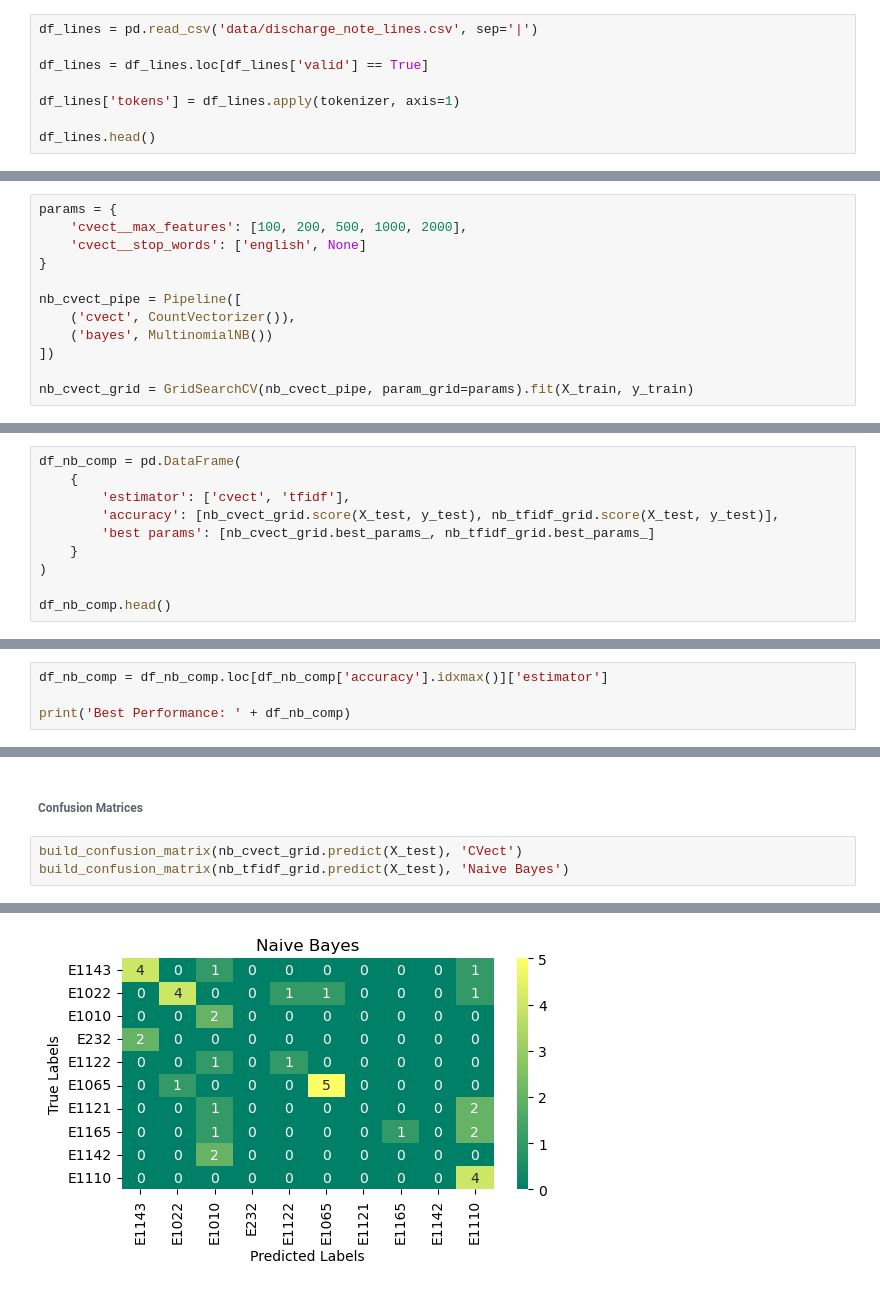
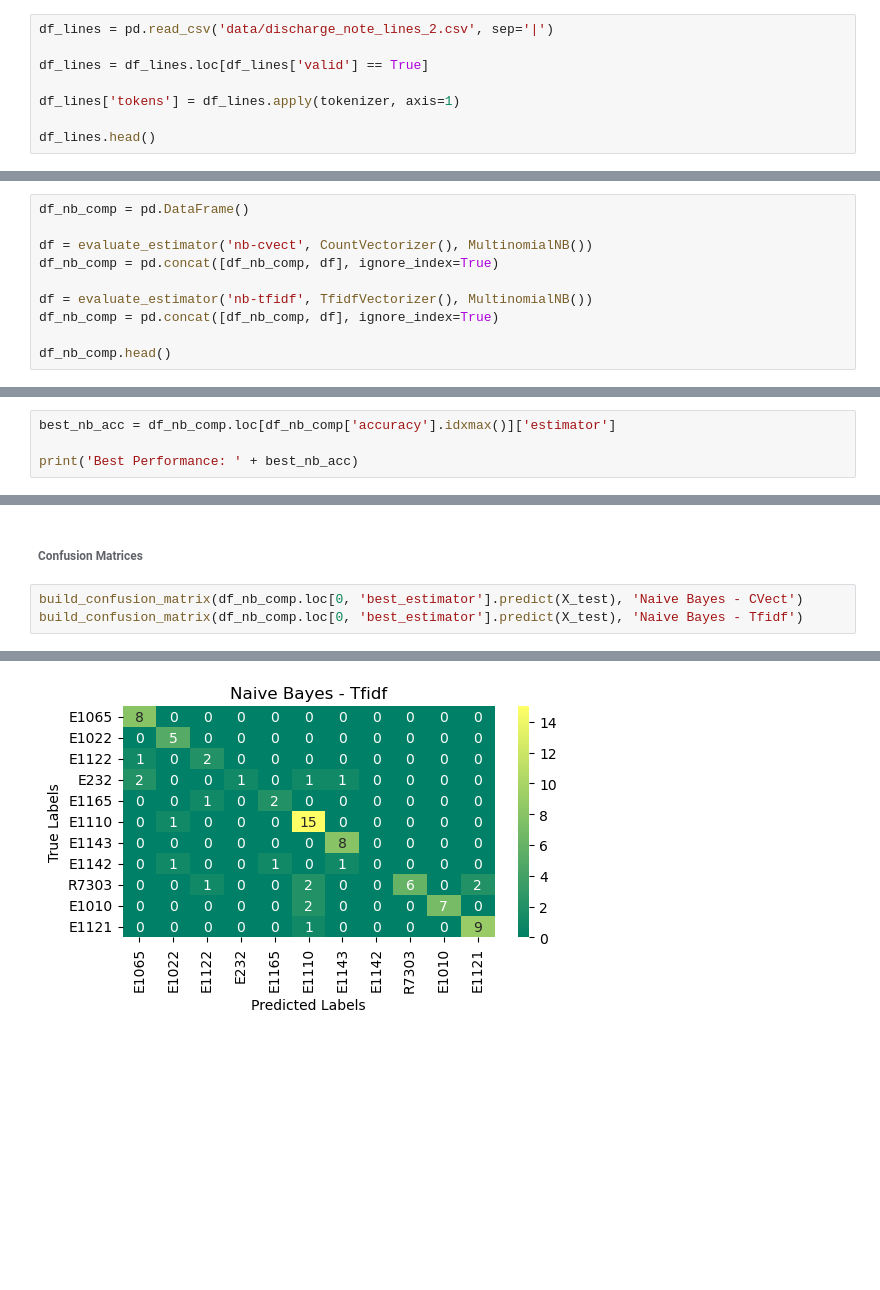
Before and after one commit to rahilkidwai/icd-code-prediction, a Jupyter notebook: lr-comp-analysis.ipynb, the cells around one changed output, grey strips where cells are left out. Drawn from its saved outputs; the diff is of its cells as text; blank space fills up the shorter version.

```diff
--- a/lr-comp-analysis.ipynb
+++ b/lr-comp-analysis.ipynb
@@ -65,7 +68,7 @@ def tokenizer(row):
 
     return ' '.join(words)
 # %%
-df_lines = pd.read_csv('data/discharge_note_lines.csv', sep='|')
+df_lines = pd.read_csv('data/discharge_note_lines_2.csv', sep='|')
 
 df_lines = df_lines.loc[df_lines['valid'] == True]
 
@@ -268,12 +254,10 @@ Text vectorization strategies
 # %%
-params = {
-    'cvect__max_features': [100, 200, 500, 1000, 2000],
-    'cvect__stop_words': ['english', None]
-}
+df_nb_comp = pd.DataFrame()
 
-nb_cvect_pipe = Pipeline([
-    ('cvect', CountVectorizer()),
-    ('bayes', MultinomialNB())
-])
+df = evaluate_estimator('nb-cvect', CountVectorizer(), MultinomialNB())
+df_nb_comp = pd.concat([df_nb_comp, df], ignore_index=True)
 
-nb_cvect_grid = GridSearchCV(nb_cvect_pipe, param_grid=params).fit(X_train, y_train)
+df = evaluate_estimator('nb-tfidf', TfidfVectorizer(), MultinomialNB())
+df_nb_comp = pd.concat([df_nb_comp, df], ignore_index=True)
+
+df_nb_comp.head()
@@ -294,13 +268,3 @@ nb_tfidf_grid = GridSearchCV(nb_tfidf_pipe, param_grid=params).fit(X_train, y_tr
 # %% [markdown]
 ##### Evaluation:
 Compare the scores on testing data in terms of accuracy.
-# %%
-df_nb_comp = pd.DataFrame(
-    {
-        'estimator': ['cvect', 'tfidf'],
-        'accuracy': [nb_cvect_grid.score(X_test, y_test), nb_tfidf_grid.score(X_test, y_test)],
-        'best params': [nb_cvect_grid.best_params_, nb_tfidf_grid.best_params_]
-    }
-)
-
-df_nb_comp.head()
@@ -311,5 +271,5 @@ df_nb_comp.head()
 # %%
-df_nb_comp = df_nb_comp.loc[df_nb_comp['accuracy'].idxmax()]['estimator']
+best_nb_acc = df_nb_comp.loc[df_nb_comp['accuracy'].idxmax()]['estimator']
 
-print('Best Performance: ' + df_nb_comp)
+print('Best Performance: ' + best_nb_acc)
 # %% [output]
@@ -317,6 +277,6 @@ Best Performance: cvect
 # %% [markdown]
 ###### Confusion Matrices
 # %%
-build_confusion_matrix(nb_cvect_grid.predict(X_test), 'CVect')
-build_confusion_matrix(nb_tfidf_grid.predict(X_test), 'Naive Bayes')
+build_confusion_matrix(df_nb_comp.loc[0, 'best_estimator'].predict(X_test), 'Naive Bayes - CVect')
+build_confusion_matrix(df_nb_comp.loc[0, 'best_estimator'].predict(X_test), 'Naive Bayes - Tfidf')
 # %% [output]
@@ -324 +284 @@ build_confusion_matrix(nb_tfidf_grid.predict(X_test), 'Naive Bayes')
-[figure, old version]
+[figure, new version]
```
Also changed, not shown: parts of 25 cells of this notebook, 1 other file.
